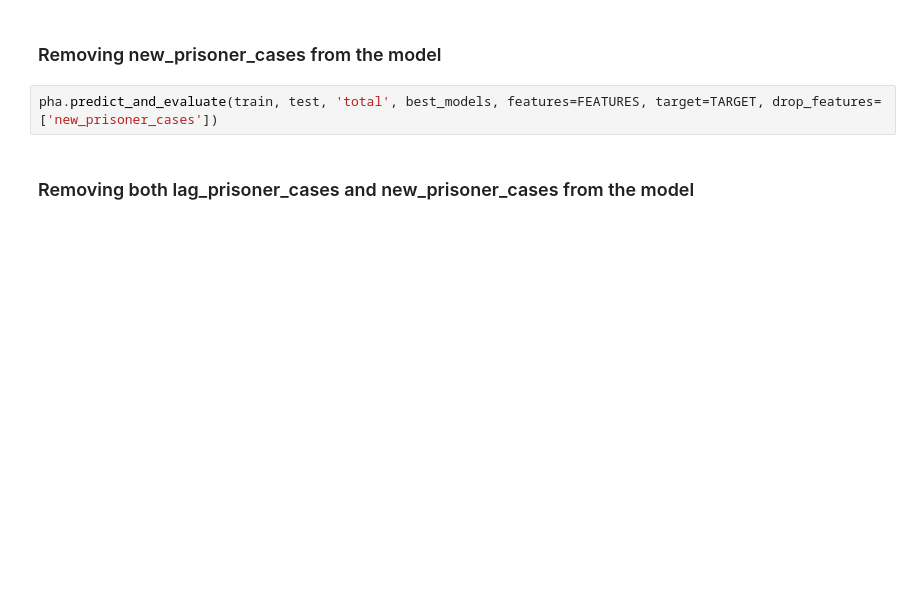
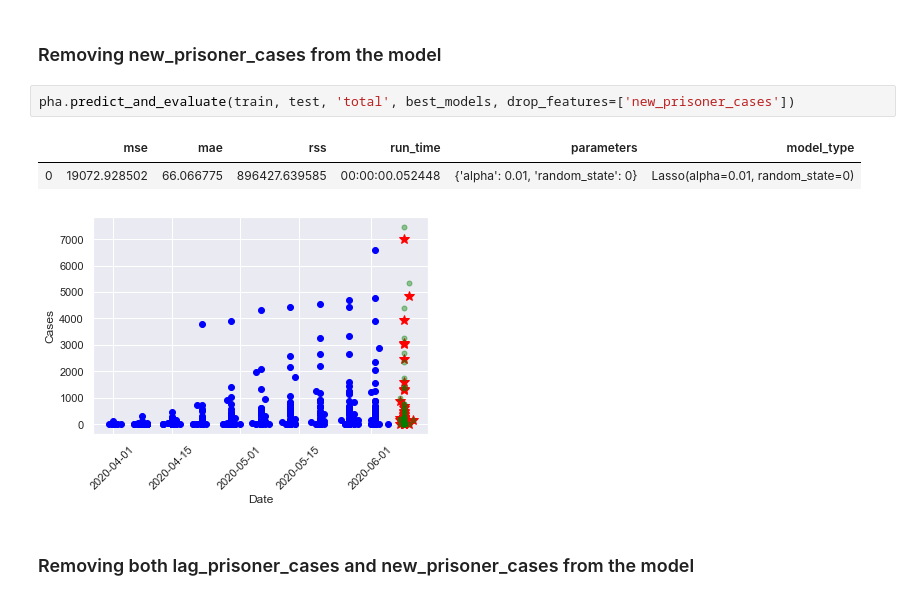
Before and after one commit to christi-liongson/covid_decarceration, a Jupyter notebook: analysis/prison_data_processing.ipynb, the cells around one changed output. Drawn from its saved outputs; the diff is of its cells as text; blank space fills up the shorter version.

```diff
--- a/analysis/prison_data_processing.ipynb
+++ b/analysis/prison_data_processing.ipynb
@@ -644,7 +669,11 @@ pha.predict_and_evaluate(train, test, 'total', best_models, features=FEATURES, t
 # %% [markdown]
 ### Removing new_prisoner_cases from the model
 # %%
-pha.predict_and_evaluate(train, test, 'total', best_models, features=FEATURES, target=TARGET, drop_features=['new_prisoner_cases'])
+pha.predict_and_evaluate(train, test, 'total', best_models, drop_features=['new_prisoner_cases'])
+# %% [output]
+|  | mse | mae | rss | run_time | parameters | model_type |
+| 0 | 19072.928502 | 66.066775 | 896427.639585 | 00:00:00.052448 | {'alpha': 0.01, 'random_state': 0} | Lasso(alpha=0.01, random_state=0) |
+[figure, added]
 # %% [markdown]
 ### Removing both lag_prisoner_cases and new_prisoner_cases from the model
 # %%
```
Also changed, not shown: parts of 12 cells of this notebook, 1 other file.
